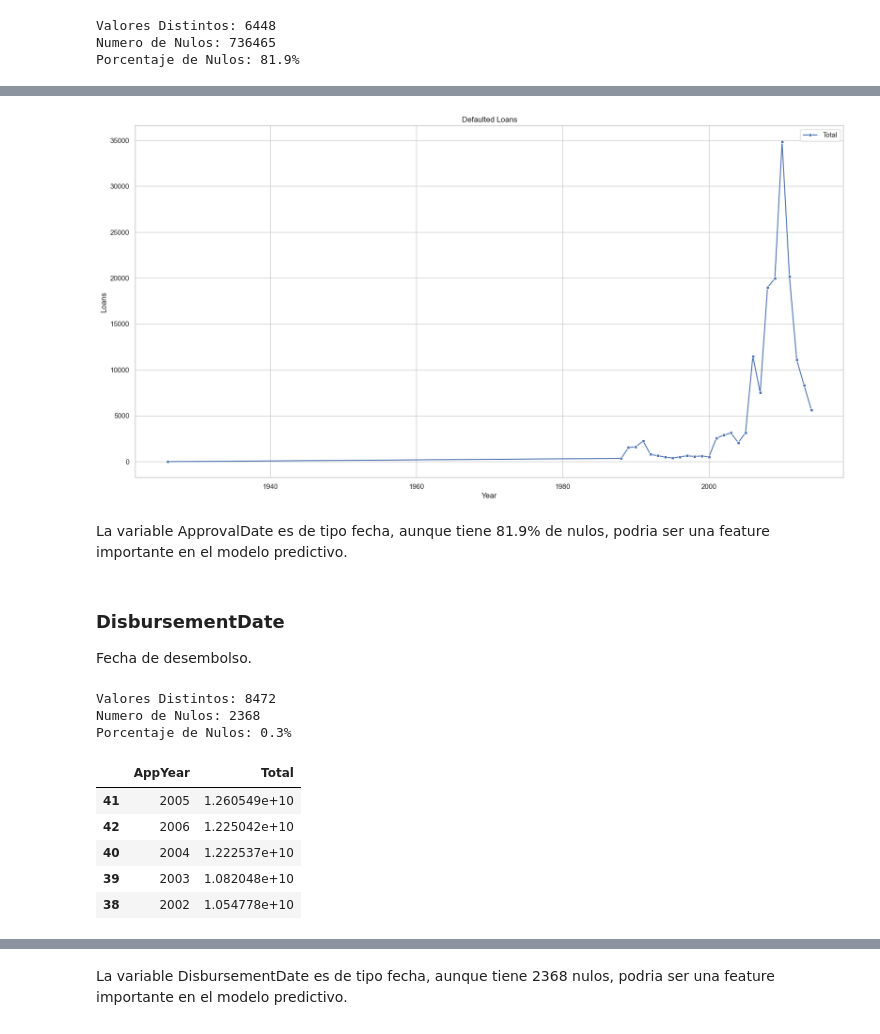
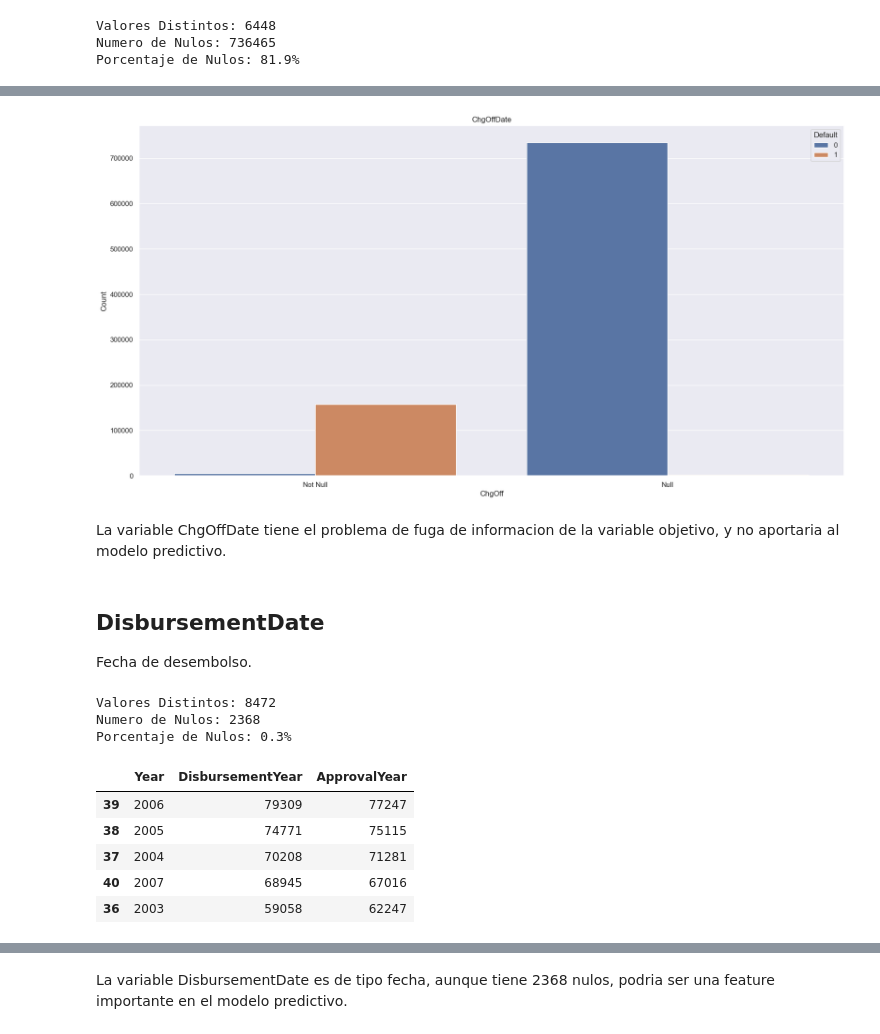
Before and after one commit to Ly-Ax/TFMasterIA, a Jupyter notebook: notebooks/data_exploration.ipynb, the cells around one changed output, grey strips where cells are left out. Saved outputs shown, nothing was run; the diff lists cells and outputs as text; code cells hidden in the pictures.

```diff
--- a/notebooks/data_exploration.ipynb
+++ b/notebooks/data_exploration.ipynb
@@ -961,0 +928,11 @@ df_cod.sort_values("Count", ascending=False).head()
+# %%
+df_cod = df[["ChgOffDate","MIS_Status"]].copy()
+df_cod.rename(columns={"MIS_Status":"Default"}, inplace=True)
+df_cod["Default"] = np.where(df_cod["Default"]=="P I F", 0, 1)
+
+df_cod["ChgOff"] = np.where(df_cod["ChgOffDate"].isnull(), "Null", "Not Null")
+df_cod = df_cod.groupby(["ChgOff","Default"])["Default"].count()
+df_cod = df_cod.rename("Count").reset_index()
+
+df_cod["Frequency"] = round((df_cod["Count"] / df_cod.groupby("ChgOff")["Count"].transform("sum")) * 100, 2)
+df_cod
@@ -962,19 +945,16 @@ df_cod.sort_values("Count", ascending=False).head()
 # %%
-plt.figure(figsize=(20,10))
-sns.set_style("whitegrid")
-sns.lineplot(data=df_cod, x="AppYear", y="Count", label="Total", linewidth=1.5, linestyle="-", marker="s", markersize=4)
+plt.figure(figsize=(20, 10))
+sns.set_theme(style="darkgrid")
+sns.barplot(data=df_cod, x="ChgOff", y="Count", hue="Default")
 
-plt.title("Defaulted Loans")
-plt.xlabel("Year")
-plt.ylabel("Loans")
-plt.legend()
+plt.title("ChgOffDate")
 plt.show()
 # %% [output]
-[figure, old version]
+[figure, new version]
-# %% [markdown]
-La variable ApprovalDate es de tipo fecha, aunque tiene 81.9% de nulos, podria ser una feature importante en el modelo predictivo.
+# %% [markdown]
+La variable ChgOffDate tiene el problema de fuga de informacion de la variable objetivo, y no aportaria al modelo predictivo.
 # %% [markdown]
-### DisbursementDate
+## DisbursementDate
 Fecha de desembolso.
 # %%
 nvar = df["DisbursementDate"].nunique()
@@ -1000,23 +980,23 @@ def calculate_date(app_date):
         year = "20" + year
     return f"{date[0]}-{date[1]}-{year}"
 # %%
-df_dd = df[["DisbursementDate", "DisbursementGross"]].copy()
+df_dd = df[["DisbursementDate"]].copy()
 df_dd = df_dd.dropna()
-df_dd["DisbursementGross"] = df_dd["DisbursementGross"].str.replace(r'[\$,]', '', regex=True).astype(float)
-df_dd["AppDate"] = pd.to_datetime(df_dd["DisbursementDate"].apply(calculate_date))
-df_dd["AppYear"] = df_dd["AppDate"].dt.year
+df_dd["AppYear"] = pd.to_datetime(df_dd["DisbursementDate"].apply(calculate_date)).dt.year
+df_dd = df_dd.groupby("AppYear")["AppYear"].count()
+df_dd = df_dd.rename("CountDD").reset_index()
 
-df_dd = df_dd.groupby("AppYear")["DisbursementGross"].sum()
-df_dd = df_dd.rename("Total").reset_index()
-df_dd = pd.DataFrame(df_dd)
-df_dd.sort_values("Total", ascending=False).head()
+df_dd = df_dd.merge(df_apdt, on="AppYear", how="inner")
+df_dd = df_dd.rename(columns={"AppYear":"Year", "CountDD":"DisbursementYear", "Count":"ApprovalYear"})
+df_dd = df_dd.loc[:,["Year","DisbursementYear","ApprovalYear"]]
+df_dd.sort_values("DisbursementYear", ascending=False).head()
 # %% [output]
-|  | AppYear | Total |
-| 41 | 2005 | 1.260549e+10 |
-| 42 | 2006 | 1.225042e+10 |
-| 40 | 2004 | 1.222537e+10 |
-| 39 | 2003 | 1.082048e+10 |
-| 38 | 2002 | 1.054778e+10 |
+|  | Year | DisbursementYear | ApprovalYear |
+| 39 | 2006 | 79309 | 77247 |
+| 38 | 2005 | 74771 | 75115 |
+| 37 | 2004 | 70208 | 71281 |
+| 40 | 2007 | 68945 | 67016 |
+| 36 | 2003 | 59058 | 62247 |
 # %%
 plt.figure(figsize=(20,10))
 sns.set_style("whitegrid")
```
Also changed, not shown: parts of 64 cells of this notebook, 1 other file.
